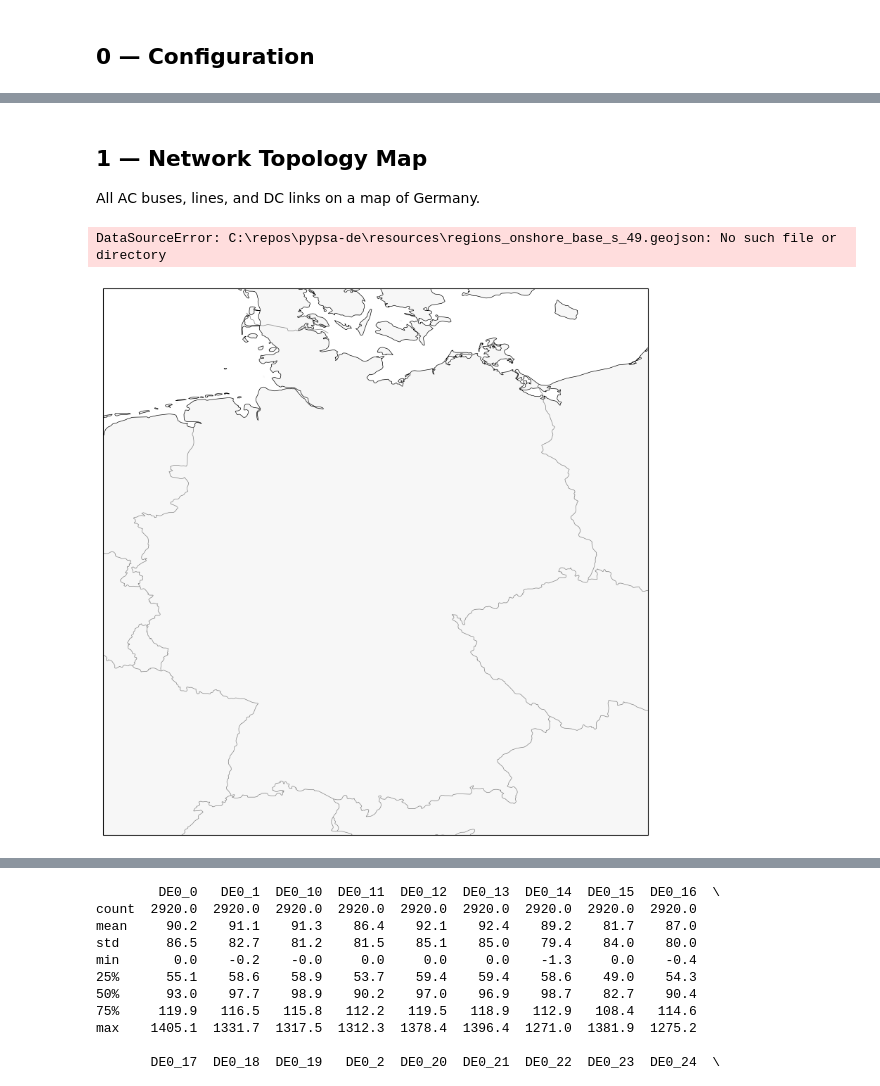
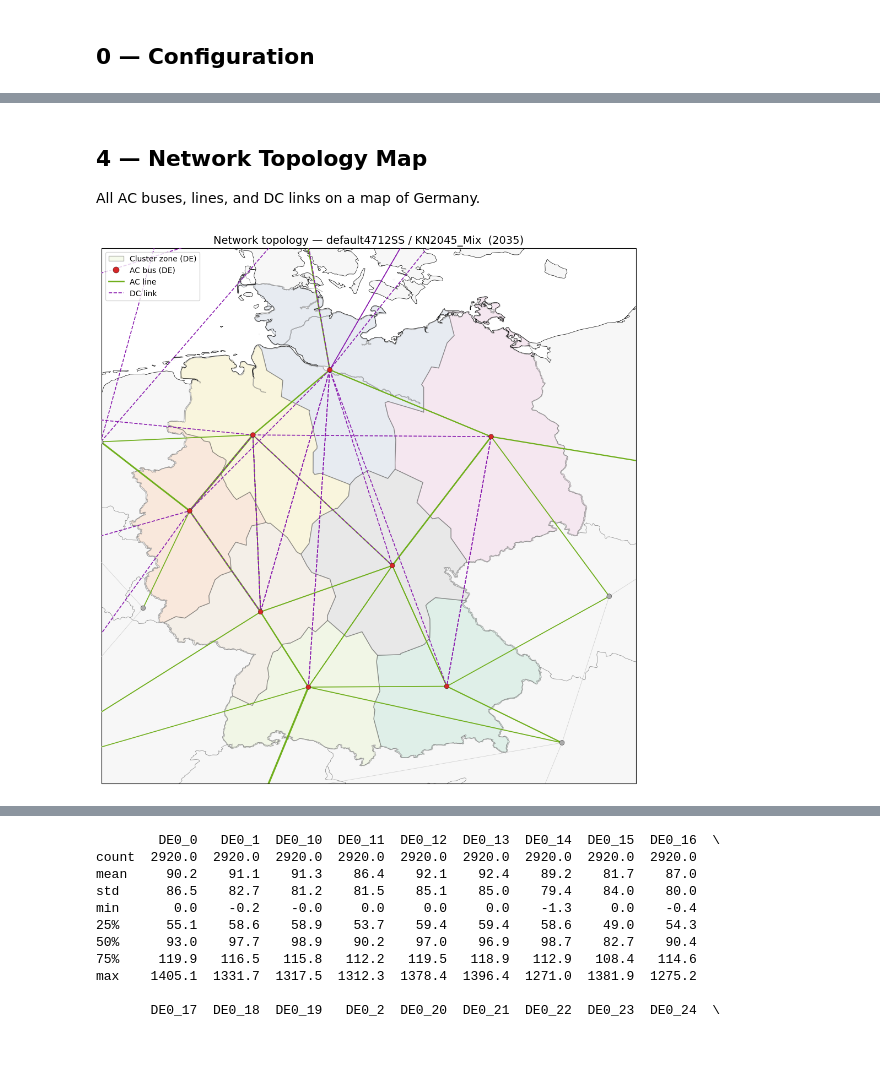
Before and after one commit to FiBe-ie2s/pypsa-de, a Jupyter notebook: thesis/analysis.ipynb, the cells around one changed output, grey strips where cells are left out. Cells and saved outputs as stored; diff of their text form; code cells hidden in the pictures; blank space fills up the shorter version.

```diff
--- a/thesis/analysis.ipynb
+++ b/thesis/analysis.ipynb
@@ -174,0 +120,6 @@ Loaded ariadne / None / 2030  —  1343 buses, 30 DE AC buses, 2920 snapshots
+# %%
+#nw_default_2035 = load(ROOT / r"results\default4712SS\KN2045_Mix\networks\base_s_27__none_2035.nc")
+#nw_default_2030 = load(ROOT / r"results\default4712SS\KN2045_Mix\networks\base_s_27__none_2030.nc")
+nw_fixedcap_2035 = load(ROOT / r"results\test02_fixedcap\KN2045_Mix\networks\base_s_27__none_2035_op.nc")
+nw_test02_custom_map_2035 = load(ROOT / r"results\test02_custom_map\KN2045_Mix\networks\base_s_27__none_2035.nc")
+#nw_ariadne = load(ROOT / r"results\ariadne_technologiemix\base_s_49_lvopt__none_2035.nc")
@@ -174,0 +458,4 @@ Loaded ariadne / None / 2030  —  1343 buses, 30 DE AC buses, 2920 snapshots
+# %%
+n = nw_fixedcap_2035["n"]
+#n.snapshots[n.snapshots.month == 2]        # all snapshots in February
+n.snapshots
@@ -175,13 +475,9 @@ Loaded ariadne / None / 2030  —  1343 buses, 30 DE AC buses, 2920 snapshots
 # %% [markdown]
-## 1 — Network Topology Map
+## 4 — Network Topology Map
 All AC buses, lines, and DC links on a map of Germany.
 # %%
-globals().update(context(CHOICE))  # self-consistent with current CHOICE (no stale sw/de_*)
-
-import geopandas as gpd
-
-proj = ccrs.EqualEarth()
-DE_BOUNDS = [5.5, 15.5, 47.0, 55.5]  # lon_min, lon_max, lat_min, lat_max
+analyzed_nw = nw_default          # <- pick the network to analyse in this cell
+globals().update(analyzed_nw)
 
 fig, ax = plt.subplots(figsize=(10, 12), subplot_kw={"projection": proj})
 ax.set_extent(DE_BOUNDS, crs=ccrs.PlateCarree())
@@ -191,8 +487,6 @@ ax.add_feature(cfeature.LAND, facecolor="#f7f7f7")
 ax.add_feature(cfeature.OCEAN, facecolor="white")
 
 # ── DE cluster regions (Voronoi zones) ────────────────────────
-regions = gpd.read_file(ROOT / "resources" / f"regions_onshore_base_s_{CLUSTERS}.geojson")
-de_regions = regions[regions.name.isin(de_buses)]
 # Light transparent fill + solid outline per cluster
 cluster_cmap = plt.cm.Pastel2
 for i, (_, row) in enumerate(de_regions.iterrows()):
@@ -202,8 +496,7 @@ for i, (_, row) in enumerate(de_regions.iterrows()):
         edgecolor="#333333", linewidth=1.0, alpha=0.35, zorder=1,
     )
 
-# AC buses
-ac_buses = n.buses[n.buses.carrier == "AC"]
+# AC buses (ac_buses comes from the loaded bundle)
 ax.scatter(
     ac_buses.x, ac_buses.y,
     transform=ccrs.PlateCarree(), s=40, zorder=5,
@@ -223,35 +516,32 @@ for _, ln in n.lines.iterrows():
         zorder=3,
     )
 
 # DC links (exclude "-reversed" duplicates so each corridor is drawn once)
 dc_links = n.links[
     (n.links.carrier == "DC") & ~n.links.index.str.endswith("-reversed")
 ]
 for _, lk in dc_links.iterrows():
     b0, b1 = n.buses.loc[lk.bus0], n.buses.loc[lk.bus1]
     ax.plot(
         [b0.x, b1.x], [b0.y, b1.y],
         transform=ccrs.PlateCarree(), color="#8a1caf",
         linewidth=1.2, linestyle="--", zorder=4,
     )
 
 # Legend with proxy artists
 from matplotlib.lines import Line2D
 from matplotlib.patches import Patch
 legend_elements = [
     Patch(facecolor=cluster_cmap(0.5), edgecolor="#333333", linewidth=1.0, alpha=0.35, label="Cluster zone (DE)"),
     Line2D([0], [0], marker="o", color="w", markerfacecolor="#d62728",
            markeredgecolor="k", markeredgewidth=0.3, markersize=8, label="AC bus (DE)"),
     Line2D([0], [0], color="#70af1d", linewidth=2.0, label="AC line"),
     Line2D([0], [0], color="#8a1caf", linewidth=1.2, linestyle="--", label="DC link"),
 ]
 ax.legend(handles=legend_elements, loc="upper left")
 
-ax.set_title(f"Network topology — {SCENARIO} {YEAR}", fontsize=14)
+ax.set_title(f"Network topology — {TITLE}", fontsize=14)
 plt.tight_layout()
 plt.show()
-
-_regions_choice = CHOICE  # tag: lets consumer cells detect a stale re-run
 # %% [output]
-DataSourceError: C:\repos\pypsa-de\resources\regions_onshore_base_s_49.geojson: No such file or directory
-[figure, old version]
+[figure, new version]
```
Also changed, not shown: parts of 27 cells of this notebook.
